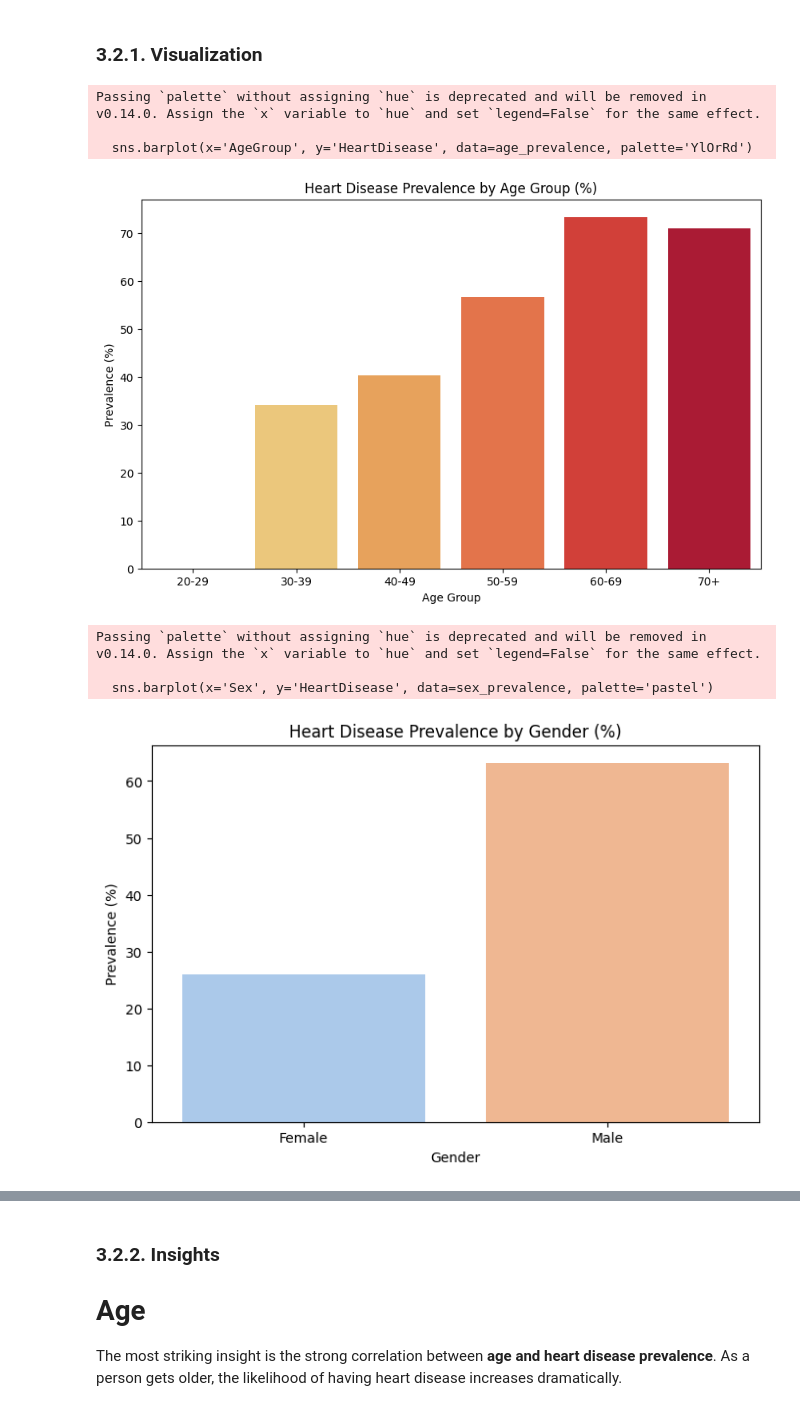
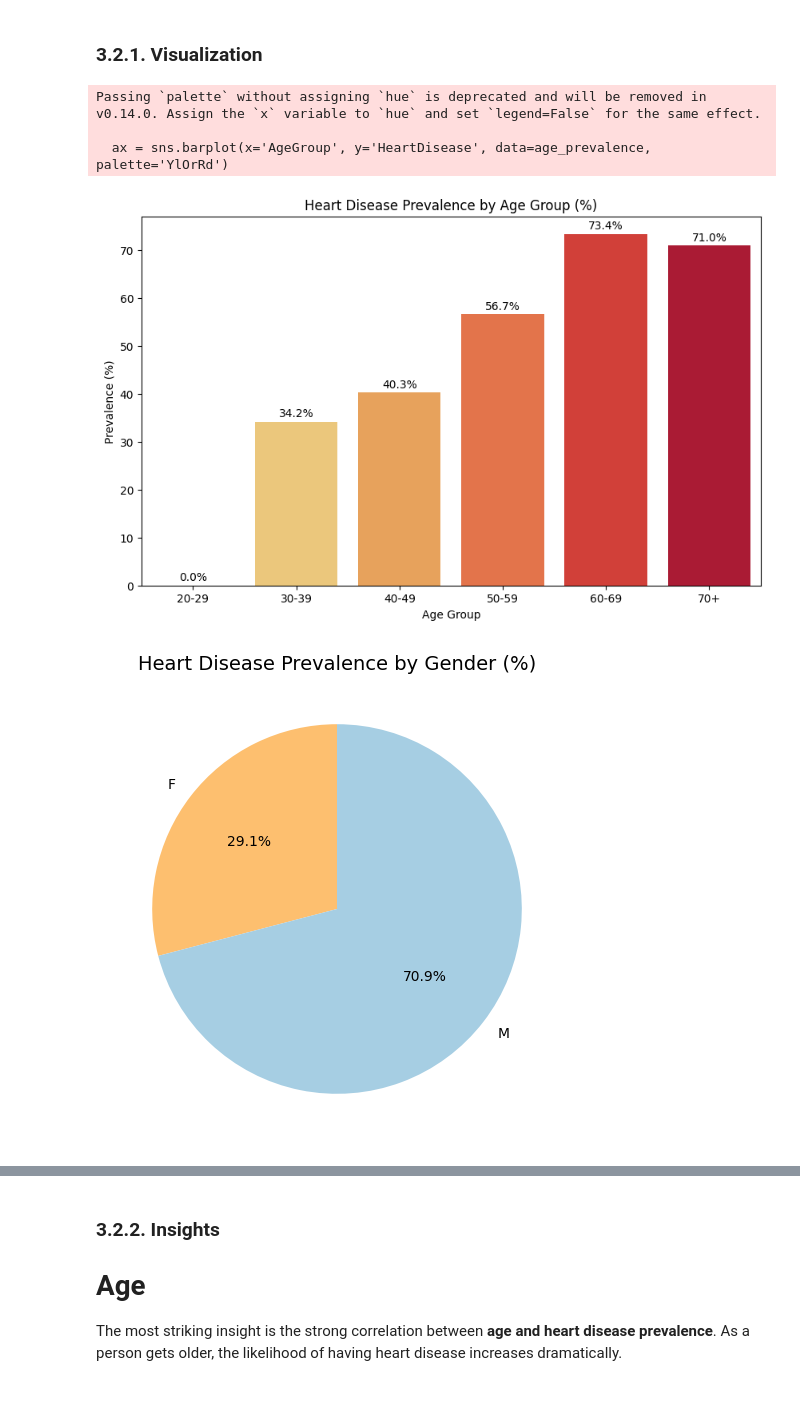
Before and after one commit to ngocle03/Heart-Failure-Prediction-Dataset, a Jupyter notebook: Final_Project.ipynb, the cells around one changed output, grey strips where cells are left out. Cells and saved outputs as stored; diff of their text form; code cells hidden in the pictures.

```diff
--- a/Final_Project.ipynb
+++ b/Final_Project.ipynb
@@ -174,7 +191,16 @@ age_prevalence = df.groupby('AgeGroup')['HeartDisease'].mean().reset_index()
 age_prevalence['HeartDisease'] = age_prevalence['HeartDisease'] * 100
 
 plt.figure(figsize=(10, 6))
-sns.barplot(x='AgeGroup', y='HeartDisease', data=age_prevalence, palette='YlOrRd')
+ax = sns.barplot(x='AgeGroup', y='HeartDisease', data=age_prevalence, palette='YlOrRd')
+
+for p in ax.patches:
+    ax.text(
+        p.get_x() + p.get_width() / 2.,   # x position
+        p.get_height() + 1,              # y position
+        f'{p.get_height():.1f}%',        # label
+        ha='center'
+    )
+
 plt.title('Heart Disease Prevalence by Age Group (%)')
 plt.xlabel('Age Group')
 plt.ylabel('Prevalence (%)')
@@ -183,26 +209,29 @@ plt.show()
 # %% [output]
 Passing `palette` without assigning `hue` is deprecated and will be removed in v0.14.0. Assign the `x` variable to `hue` and set `legend=False` for the same effect.
 
-  sns.barplot(x='AgeGroup', y='HeartDisease', data=age_prevalence, palette='YlOrRd')
+  ax = sns.barplot(x='AgeGroup', y='HeartDisease', data=age_prevalence, palette='YlOrRd')
-[figure, old version]
+[figure, new version]
 # %%
 # Gender Prevalence
 sex_prevalence = df.groupby('Sex')['HeartDisease'].mean().reset_index()
 sex_prevalence['HeartDisease'] = sex_prevalence['HeartDisease'] * 100
 
-plt.figure(figsize=(8, 5))
-sns.barplot(x='Sex', y='HeartDisease', data=sex_prevalence, palette='pastel')
-plt.title('Heart Disease Prevalence by Gender (%)')
-plt.xlabel('Gender')
-plt.ylabel('Prevalence (%)')
-plt.xticks(ticks=[0, 1], labels=['Female', 'Male'])
-plt.savefig('gender_prevalence_bar.png')
+plt.figure(figsize=(6, 6))
+colors = ['#fdbf6f', '#a6cee3']
+
+plt.pie(
+    sex_prevalence['HeartDisease'],
+    labels=sex_prevalence['Sex'],
+    autopct='%1.1f%%',
+    colors=colors,
+    startangle=90,
+    textprops={'fontsize': 10}
+)
+plt.title('Heart Disease Prevalence by Gender (%)', fontsize=14)
+plt.savefig('gender_prevalence_pie.png')
 plt.show()
 # %% [output]
-Passing `palette` without assigning `hue` is deprecated and will be removed in v0.14.0. Assign the `x` variable to `hue` and set `legend=False` for the same effect.
-
-  sns.barplot(x='Sex', y='HeartDisease', data=sex_prevalence, palette='pastel')
-[figure, old version]
+[figure, new version]
 # %%
 # Calculate heart disease prevalence by both age group and gender
 grouped_prevalence = df.groupby(['AgeGroup', 'Sex'])['HeartDisease'].mean().reset_index()
```
Also changed, not shown: parts of 8 cells of this notebook.
